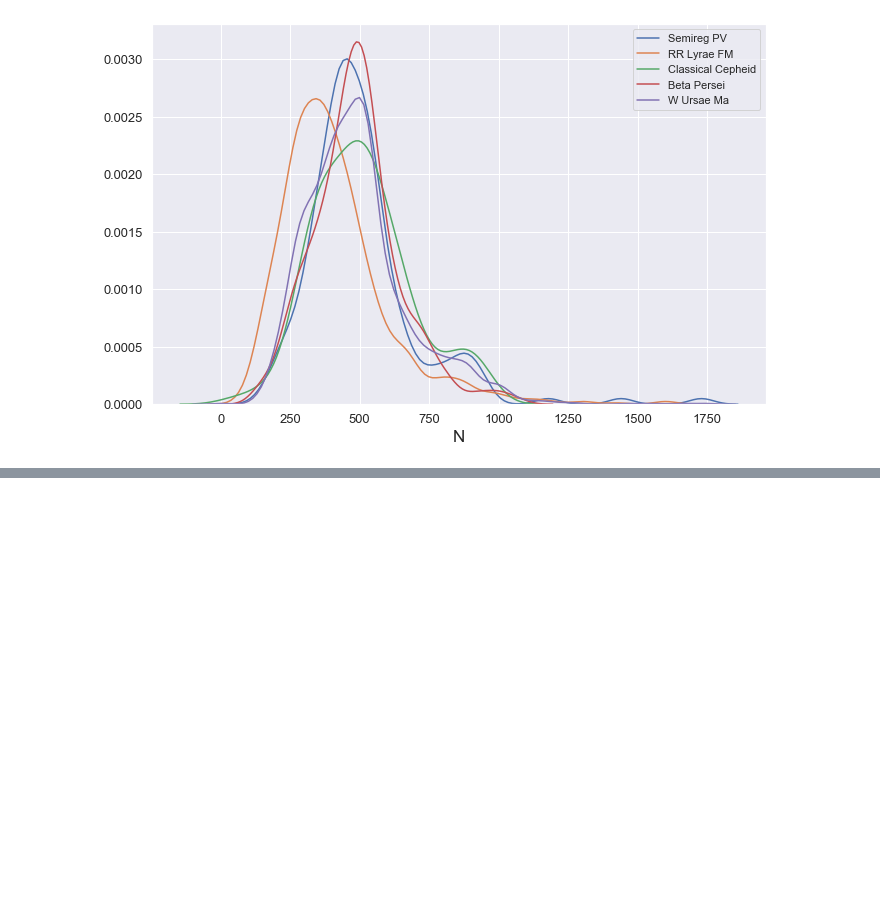
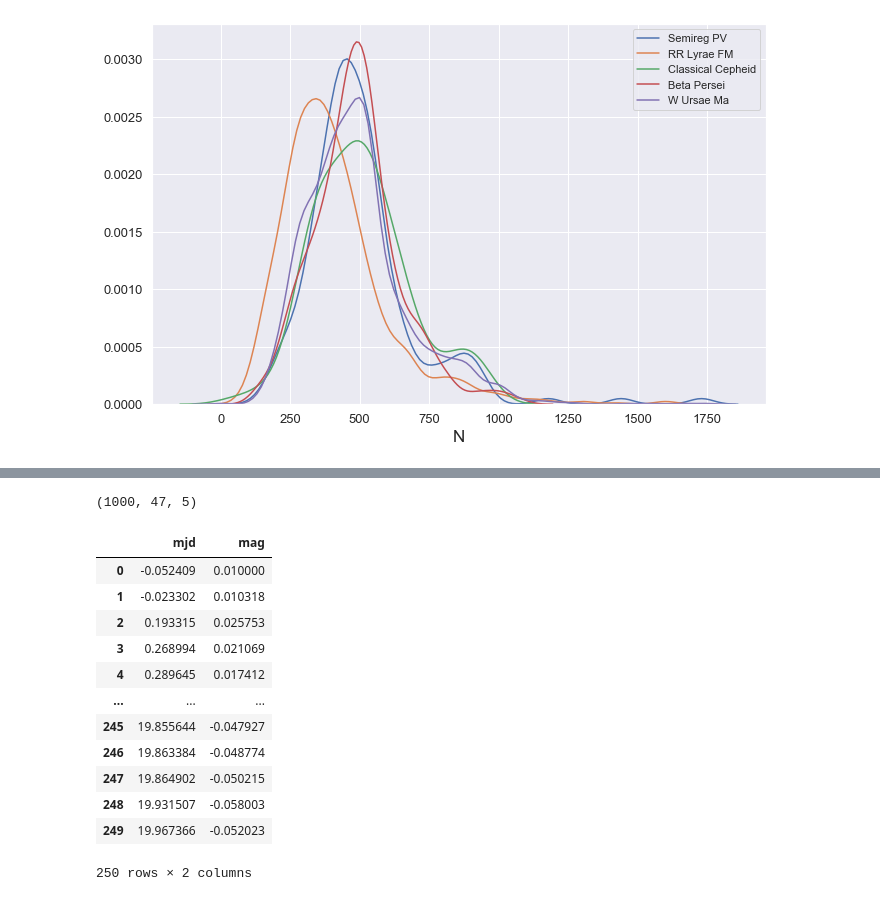
Before and after one commit to JerryLiuMY/transformer_astro, a Jupyter notebook: data.ipynb, the cells around one changed output, grey strips where cells are left out. Drawn from its saved outputs; the diff is of its cells as text; code cells hidden in the pictures; blank space fills up the shorter version.

```diff
--- a/data.ipynb
+++ b/data.ipynb
@@ -54,0 +135,24 @@ periodic = {'RRL': 'RR Lyreas',
+# %%
+print(np.shape(next(train_generator())[0]))
+# %% [output]
+(1000, 47, 5)
+# %%
+mjd = pd.read_pickle('/Users/mingyu/Desktop/generated data/data/CAR/ar_param=0.9,sigma=0.1/0.pkl').loc['mjd', :].values
+# %%
+mag = pd.read_pickle('/Users/mingyu/Desktop/generated data/data/CAR/ar_param=0.9,sigma=0.1/0.pkl').loc['mag', :].values
+# %%
+pd.DataFrame({'mjd': mjd, 'mag': mag})
+# %% [output]
+|  | mjd | mag |
+| 0 | -0.052409 | 0.010000 |
+| 1 | -0.023302 | 0.010318 |
+| 2 | 0.193315 | 0.025753 |
+| 3 | 0.268994 | 0.021069 |
+| 4 | 0.289645 | 0.017412 |
+| ... | ... | ... |
+| 245 | 19.855644 | -0.047927 |
+| 246 | 19.863384 | -0.048774 |
+| 247 | 19.864902 | -0.050215 |
+| 248 | 19.931507 | -0.058003 |
+| 249 | 19.967366 | -0.052023 |
+250 rows × 2 columns
```
Also changed, not shown: parts of 11 cells of this notebook, 5 other files.
